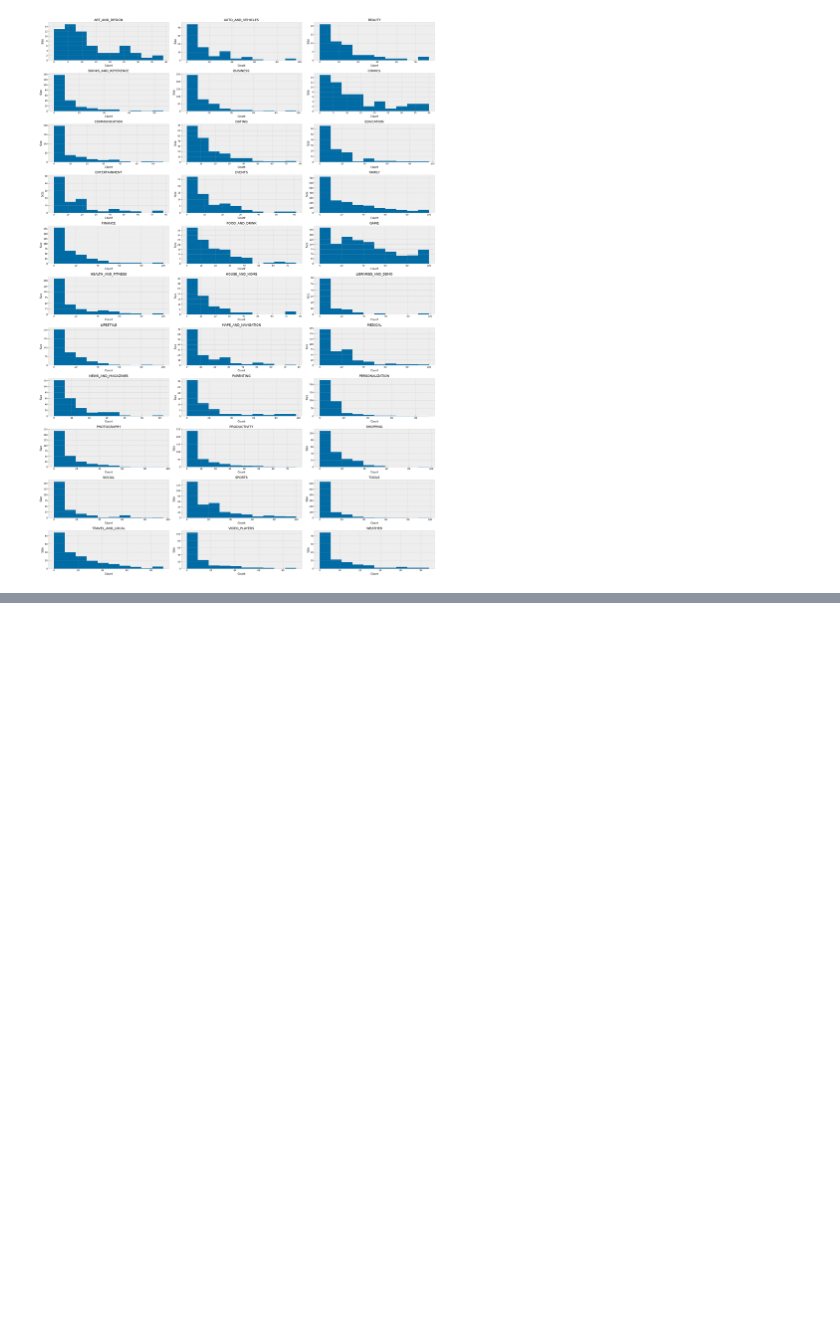
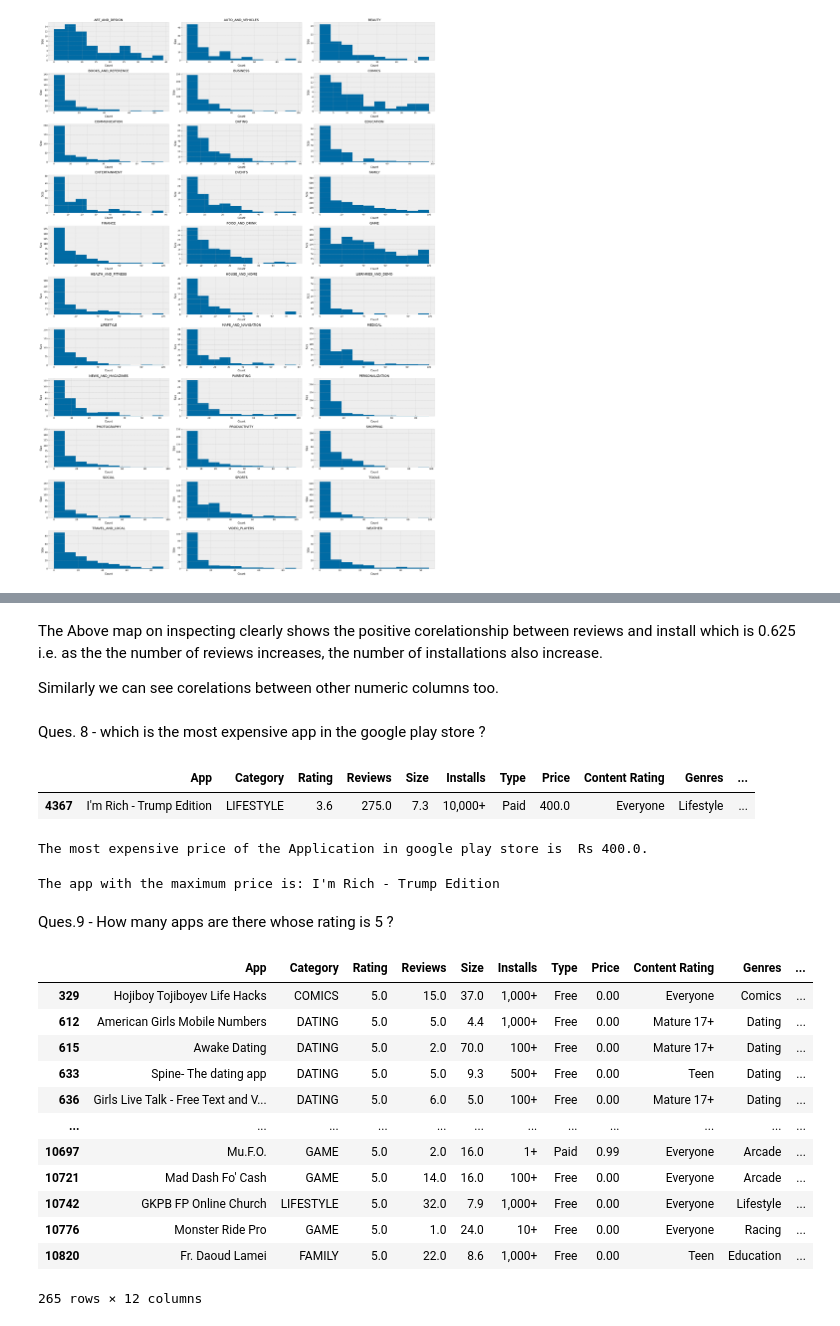
Before and after one commit to pravin2072/Play_store_app, a Jupyter notebook: 13_4_23_Play_store.ipynb, the cells around one changed output, grey strips where cells are left out. Drawn from its saved outputs; the diff is of its cells as text; code cells hidden in the pictures; blank space fills up the shorter version.

```diff
--- a/13_4_23_Play_store.ipynb
+++ b/13_4_23_Play_store.ipynb
@@ -625,0 +635,40 @@ Clearly by the above graphical representation we can see that most of the apps a
+# %% [markdown]
+The Above map on inspecting clearly shows the positive corelationship between reviews and install which is 0.625 i.e. as the the number of reviews increases, the number of installations also increase.
+
+Similarly we can see corelations between other numeric columns too.
+# %% [markdown]
+Ques. 8 - which is the most expensive app in the google play store ?
+# %%
+data_df[data_df['Price'] == data_df['Price'].max()]
+# %% [output]
+|  | App | Category | Rating | Reviews | Size | Installs | Type | Price | Content Rating | Genres | ... |
+| 4367 | I'm Rich - Trump Edition | LIFESTYLE | 3.6 | 275.0 | 7.3 | 10,000+ | Paid | 400.0 | Everyone | Lifestyle | ... |
+# %%
+max_price = data_df['Price'].max()
+print(f"The most expensive price of the Application in google play store is  Rs {max_price}.")
+# %% [output]
+The most expensive price of the Application in google play store is  Rs 400.0.
+# %%
+max_price_app = data_df[data_df['Price'] == max_price]
+for app in max_price_app['App']:
+    print(f"The app with the maximum price is: {app}")
+# %% [output]
+The app with the maximum price is: I'm Rich - Trump Edition
+# %% [markdown]
+Ques.9 - How many apps are there whose rating is 5 ?
+# %%
+data_df[data_df['Rating'] == 5.0]
+# %% [output]
+|  | App | Category | Rating | Reviews | Size | Installs | Type | Price | Content Rating | Genres | ... |
+| 329 | Hojiboy Tojiboyev Life Hacks | COMICS | 5.0 | 15.0 | 37.0 | 1,000+ | Free | 0.00 | Everyone | Comics | ... |
+| 612 | American Girls Mobile Numbers | DATING | 5.0 | 5.0 | 4.4 | 1,000+ | Free | 0.00 | Mature 17+ | Dating | ... |
+| 615 | Awake Dating | DATING | 5.0 | 2.0 | 70.0 | 100+ | Free | 0.00 | Mature 17+ | Dating | ... |
+| 633 | Spine- The dating app | DATING | 5.0 | 5.0 | 9.3 | 500+ | Free | 0.00 | Teen | Dating | ... |
+| 636 | Girls Live Talk - Free Text and V... | DATING | 5.0 | 6.0 | 5.0 | 100+ | Free | 0.00 | Mature 17+ | Dating | ... |
+| ... | ... | ... | ... | ... | ... | ... | ... | ... | ... | ... | ... |
+| 10697 | Mu.F.O. | GAME | 5.0 | 2.0 | 16.0 | 1+ | Paid | 0.99 | Everyone | Arcade | ... |
+| 10721 | Mad Dash Fo' Cash | GAME | 5.0 | 14.0 | 16.0 | 100+ | Free | 0.00 | Everyone | Arcade | ... |
+| 10742 | GKPB FP Online Church | LIFESTYLE | 5.0 | 32.0 | 7.9 | 1,000+ | Free | 0.00 | Everyone | Lifestyle | ... |
+| 10776 | Monster Ride Pro | GAME | 5.0 | 1.0 | 24.0 | 10+ | Free | 0.00 | Everyone | Racing | ... |
+| 10820 | Fr. Daoud Lamei | FAMILY | 5.0 | 22.0 | 8.6 | 1,000+ | Free | 0.00 | Teen | Education | ... |
+265 rows × 12 columns
```
Also changed, not shown: parts of 8 cells of this notebook.
